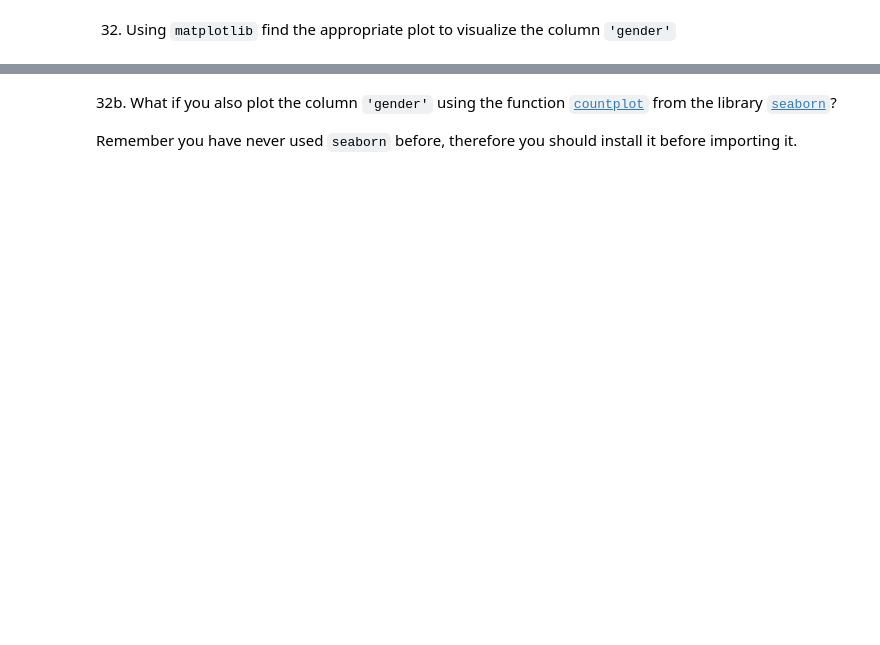
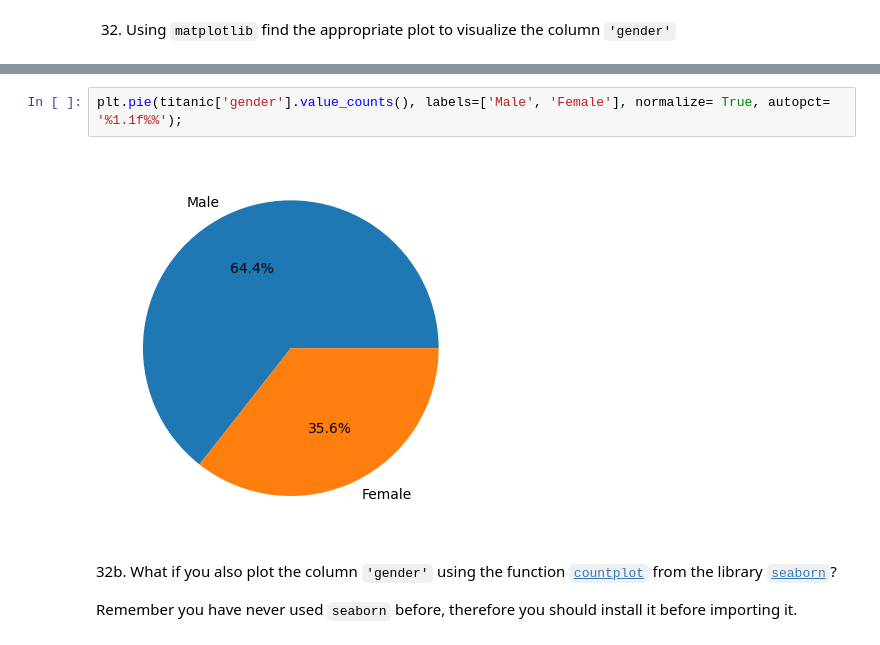
Before and after one commit to Mlcruz9/DS_TheBridgeBBK_SBIL2023, a Jupyter notebook: 2-Data_Analysis/2-Pandas/Práctica/10-titanic/Titanic-exercise.ipynb, the cells around one changed output, grey strips where cells are left out. Drawn from its saved outputs; the diff is of its cells as text; blank space fills up the shorter version.

```diff
--- a/2-Data_Analysis/2-Pandas/Práctica/10-titanic/Titanic-exercise.ipynb
+++ b/2-Data_Analysis/2-Pandas/Práctica/10-titanic/Titanic-exercise.ipynb
@@ -101,3 +667,7 @@ Hint: There were two people with the same name, who?
+# %%
+plt.pie(titanic['gender'].value_counts(), labels=['Male', 'Female'], normalize= True, autopct= '%1.1f%%');
+# %% [output]
+[figure, added]
 # %% [markdown]
 32b. What if you also plot the column `'gender'` using the function [`countplot`](https://seaborn.pydata.org/generated/seaborn.countplot.html) from the library [`seaborn`](https://seaborn.pydata.org/)?
 
```
Also changed, not shown: parts of 71 cells of this notebook, 1 other file.
